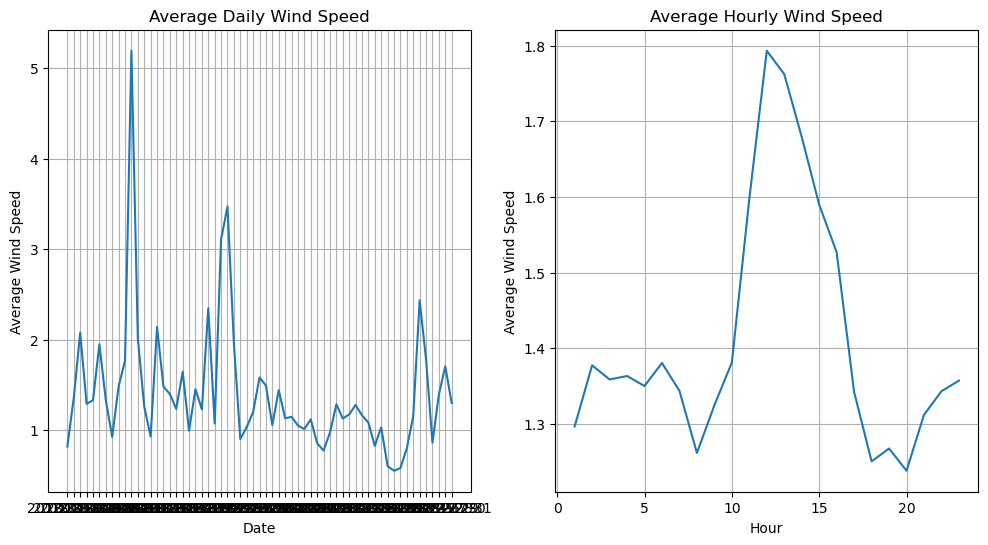
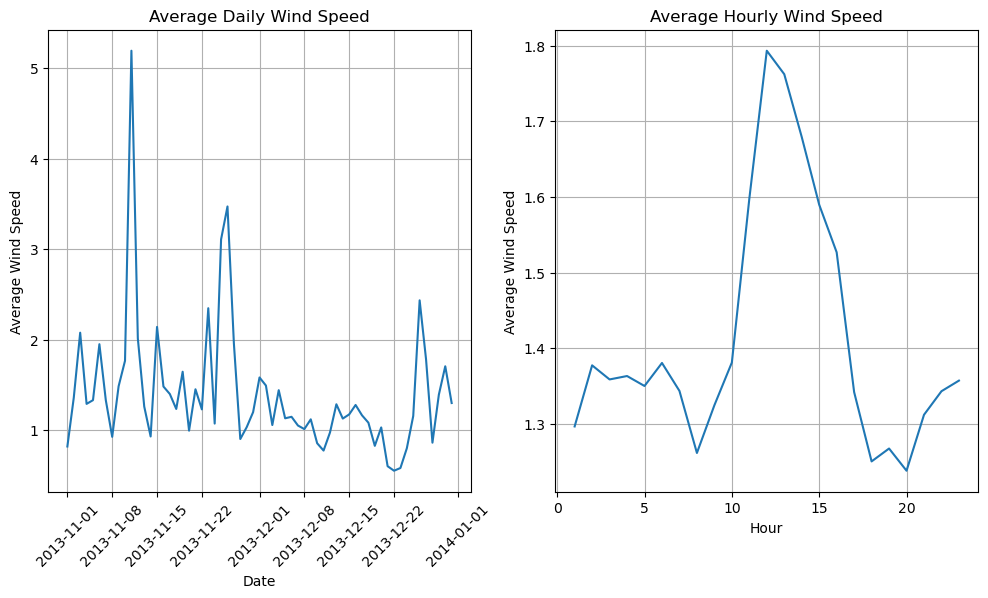
Unified diff of the notebook cell whose output changed from the first chart to the second:
--- before
+++ after
@@ -1,21 +1,22 @@
-# Ci chiediamo se la velocità del vento segue un simile andamento
 daily_wind = (dataframe_df.groupby(['date'])['winds_spd'].mean().reset_index())
 hourly_wind = (dataframe_df.groupby(['hour'])['winds_spd'].mean().reset_index())
+daily_wind['date'] = pd.to_datetime(daily_wind['date'])
 
-plt.figure(figsize=(12,6))
+fig, axes = plt.subplots(1, 2, figsize=(12,6))
 
-plt.subplot(1, 2, 1)
-plt.plot(daily_wind['date'], daily_wind['winds_spd'])
-plt.xlabel('Date')
-plt.ylabel('Average Wind Speed')
-plt.title('Average Daily Wind Speed')
-plt.grid(True)
+ax1 = axes[0]
+ax1.plot(daily_wind['date'], daily_wind['winds_spd'])
+ax1.set_xlabel('Date')
+ax1.set_ylabel('Average Wind Speed')
+ax1.set_title('Average Daily Wind Speed')
+ax1.tick_params(axis='x', labelrotation=45)
+ax1.grid(True)
 
-plt.subplot(1, 2, 2)
-plt.plot(hourly_wind['hour'], hourly_wind['winds_spd'])
-plt.xlabel('Hour')
-plt.ylabel('Average Wind Speed')
-plt.title('Average Hourly Wind Speed')
-plt.grid(True)
+ax2 = axes[1]
+ax2.plot(hourly_wind['hour'], hourly_wind['winds_spd'])
+ax2.set_xlabel('Hour')
+ax2.set_ylabel('Average Wind Speed')
+ax2.set_title('Average Hourly Wind Speed')
+ax2.grid(True)
 
 plt.show()

Commit: modifica 1 EDA